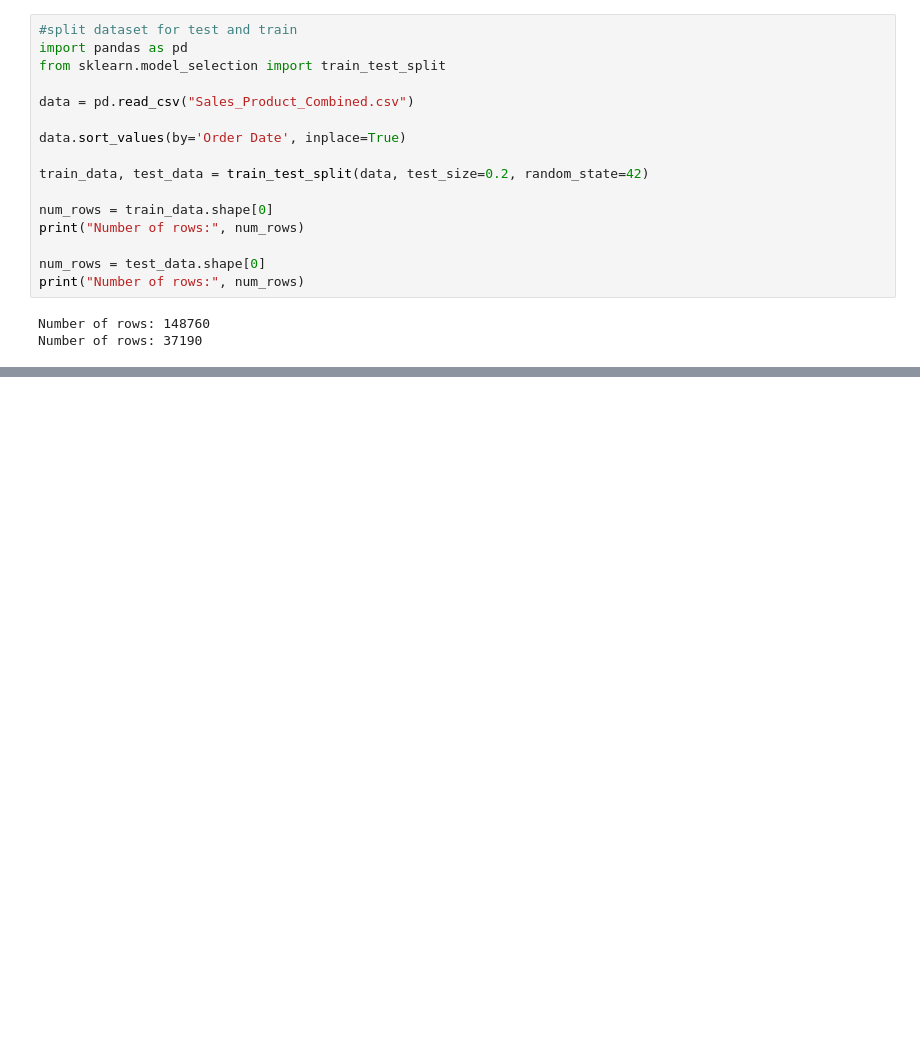
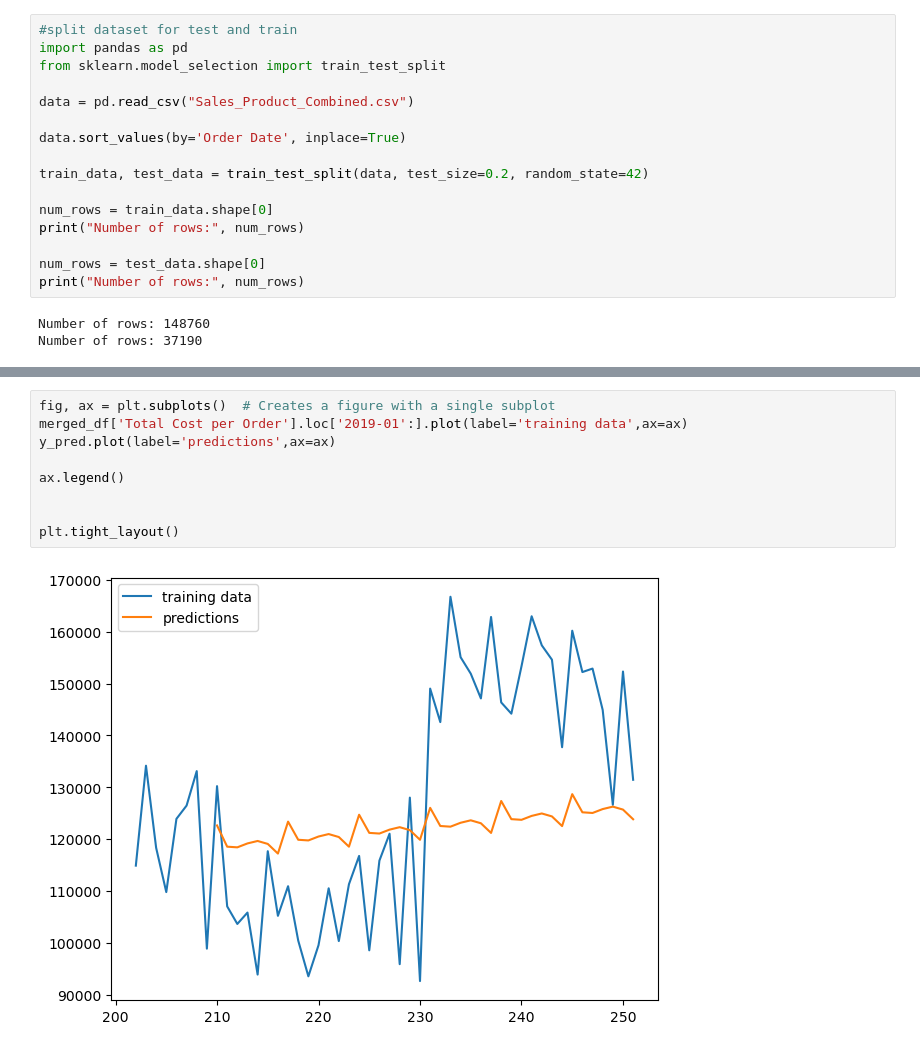
Before and after one commit to Sent-hen/AIS-S24, a Jupyter notebook: Product Price Optimization with TS Forecasting.ipynb, the cells around one changed output, grey strips where cells are left out. Drawn from its saved outputs; the diff is of its cells as text; blank space fills up the shorter version.

```diff
--- a/Product Price Optimization with TS Forecasting.ipynb
+++ b/Product Price Optimization with TS Forecasting.ipynb
@@ -514,0 +669,11 @@ print(oildata_filtered)
+# %%
+fig, ax = plt.subplots()  # Creates a figure with a single subplot
+merged_df['Total Cost per Order'].loc['2019-01':].plot(label='training data',ax=ax)
+y_pred.plot(label='predictions',ax=ax)
+
+ax.legend()
+
+
+plt.tight_layout()
+# %% [output]
+[figure, added]
```
Also changed, not shown: parts of 8 cells of this notebook, 1 other file.
